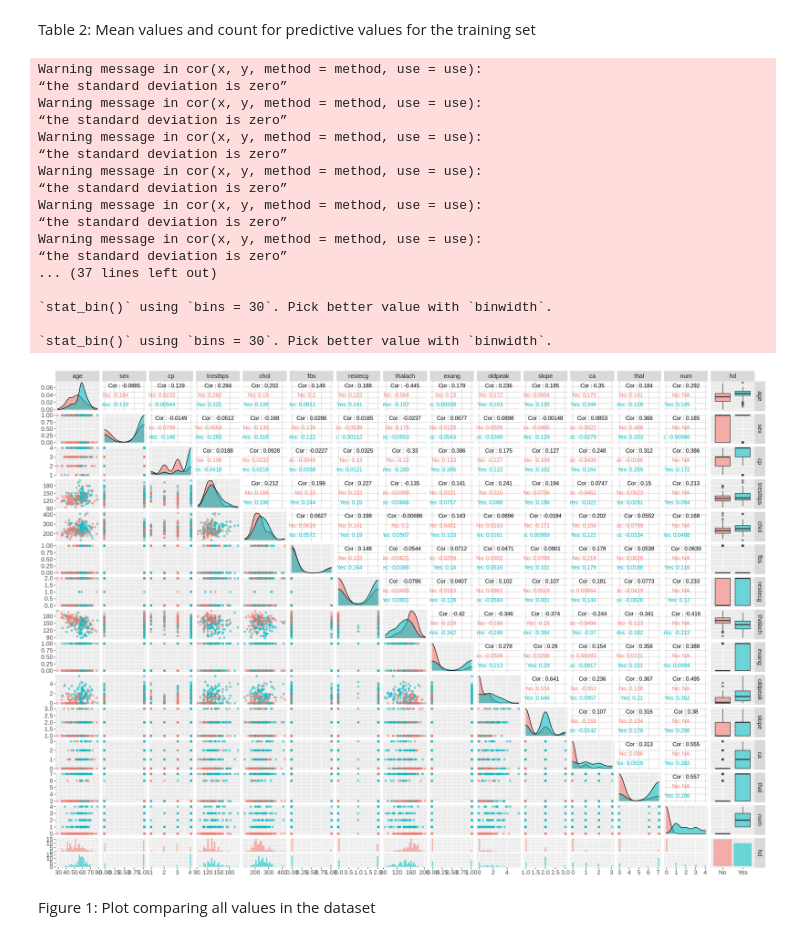
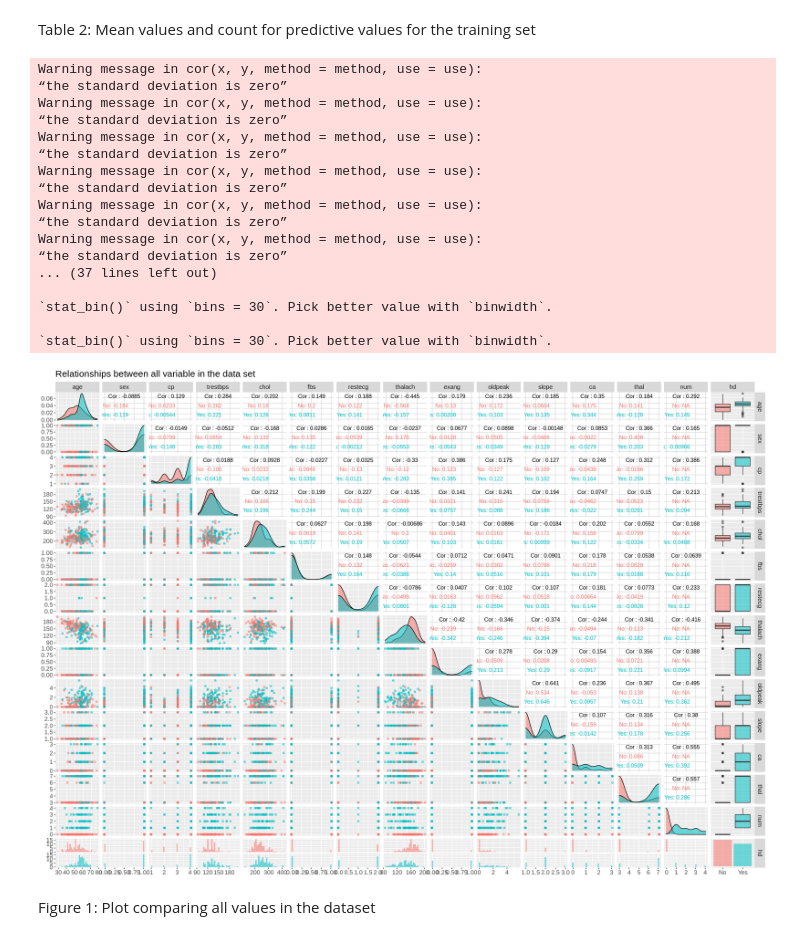
Before and after one commit to Tim1520/DSCI100-Group4, a Jupyter notebook: ProjectReport.ipynb, the cells around one changed output. Drawn from its saved outputs; the diff is of its cells as text; code cells hidden in the pictures.

```diff
--- a/ProjectReport.ipynb
+++ b/ProjectReport.ipynb
@@ -100,26 +100,27 @@ Table 2: Mean values and count for predictive values for the training set
 # %%
 options(repr.plot.width = 20, repr.plot.height = 14)
 ggpairs(heart_disease_training, mapping=aes(color=hd, alpha=0.5)) +
-    theme(text = element_text(size = 15))
+    theme(text = element_text(size = 15)) +
+    ggtitle("Relationships between all variable in the data set")
 # %% [output]
 Warning message in cor(x, y, method = method, use = use):
 “the standard deviation is zero”
 Warning message in cor(x, y, method = method, use = use):
 “the standard deviation is zero”
 Warning message in cor(x, y, method = method, use = use):
 “the standard deviation is zero”
 Warning message in cor(x, y, method = method, use = use):
 “the standard deviation is zero”
 Warning message in cor(x, y, method = method, use = use):
 “the standard deviation is zero”
 Warning message in cor(x, y, method = method, use = use):
 “the standard deviation is zero”
 ... (37 lines left out)
 
 `stat_bin()` using `bins = 30`. Pick better value with `binwidth`.
 
 `stat_bin()` using `bins = 30`. Pick better value with `binwidth`.
-[figure, old version]
+[figure, new version]
 # %% [markdown]
 Figure 1: Plot comparing all values in the dataset
 # %%
```
